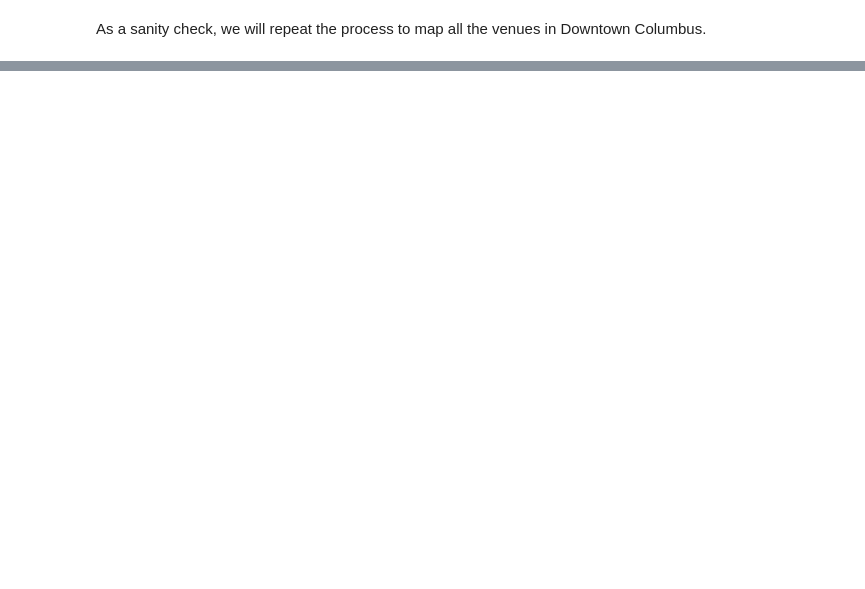
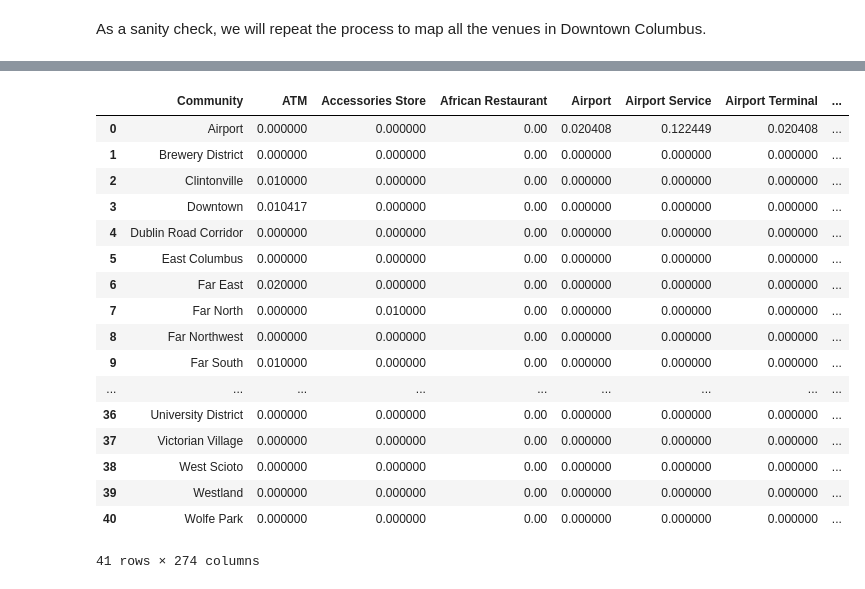
Before and after one commit to alexanderWhile/Coursera_Capstone, a Jupyter notebook: notebook.ipynb, the cells around one changed output, grey strips where cells are left out. Drawn from its saved outputs; the diff is of its cells as text; code cells hidden in the pictures; blank space fills up the shorter version.

Commit message:
Retrieved venues for neighborhoods in Columbus

```diff
--- a/notebook.ipynb
+++ b/notebook.ipynb
@@ -40,7 +40,7 @@ COLUMBUS_MAP = folium.Map(
     zoom_start = 10,
 )
 
-for lat, lng, label, radius in zip(COLUMBUS_COMMUNITIES.Latitude, COLUMBUS_COMMUNITIES.Longitude, COLUMBUS_COMMUNITIES.Community)
+for lat, lng, label in zip(COLUMBUS_COMMUNITIES.Latitude, COLUMBUS_COMMUNITIES.Longitude, COLUMBUS_COMMUNITIES.Community):
     folium.vector_layers.CircleMarker(
         [lat,lng],
         radius=5,
@@ -202,10 +202,10 @@ url = 'https://api.foursquare.com/v2/venues/explore?&client_id={}&client_secret=
     DOWNTOWN.loc[0,'Radius'],
     LIMIT)
 
-results = requests.get(url).json()
-
 DOWNTOWN_VENUES = results['response']['groups'][0]['items']
 DOWNTOWN_VENUES = json_normalize(DOWNTOWN_VENUES)
+
+print(DOWNTOWN_VENUES)
 
 DOWNTOWN_VENUES = DOWNTOWN_VENUES.loc[:,FILTERED_COLUMNS]
 
@@ -226,0 +286,7 @@ DOWNTOWN_MAP
+# %%
+COLUMBUS_VENUES = get_nearby_venues(
+    names = COLUMBUS_COMMUNITIES.Community,
+    latitudes = COLUMBUS_COMMUNITIES.Latitude,
+    longitudes = COLUMBUS_COMMUNITIES.Longitude,
+    radii = COLUMBUS_COMMUNITIES.Radius
+)
@@ -226,0 +354,10 @@ DOWNTOWN_MAP
+# %%
+COLUMBUS_ONEHOT = pd.get_dummies(COLUMBUS_VENUES[['Venue Category']],prefix="",prefix_sep="")
+
+COLUMBUS_ONEHOT['Community'] = COLUMBUS_VENUES['Community']
+
+cols = list(COLUMBUS_ONEHOT)
+cols.insert(0,cols.pop(cols.index('Community')))
+
+COLUMBUS_ONEHOT = COLUMBUS_ONEHOT.loc[:,cols]
+COLUMBUS_ONEHOT.head()
@@ -226,0 +372,23 @@ DOWNTOWN_MAP
+# %%
+COLUMBUS_GROUPED = COLUMBUS_ONEHOT.groupby('Community').mean().reset_index()
+
+COLUMBUS_GROUPED
+# %% [output]
+|  | Community | ATM | Accessories Store | African Restaurant | Airport | Airport Service | Airport Terminal | ... |
+| 0 | Airport | 0.000000 | 0.000000 | 0.00 | 0.020408 | 0.122449 | 0.020408 | ... |
+| 1 | Brewery District | 0.000000 | 0.000000 | 0.00 | 0.000000 | 0.000000 | 0.000000 | ... |
+| 2 | Clintonville | 0.010000 | 0.000000 | 0.00 | 0.000000 | 0.000000 | 0.000000 | ... |
+| 3 | Downtown | 0.010417 | 0.000000 | 0.00 | 0.000000 | 0.000000 | 0.000000 | ... |
+| 4 | Dublin Road Corridor | 0.000000 | 0.000000 | 0.00 | 0.000000 | 0.000000 | 0.000000 | ... |
+| 5 | East Columbus | 0.000000 | 0.000000 | 0.00 | 0.000000 | 0.000000 | 0.000000 | ... |
+| 6 | Far East | 0.020000 | 0.000000 | 0.00 | 0.000000 | 0.000000 | 0.000000 | ... |
+| 7 | Far North | 0.000000 | 0.010000 | 0.00 | 0.000000 | 0.000000 | 0.000000 | ... |
+| 8 | Far Northwest | 0.000000 | 0.000000 | 0.00 | 0.000000 | 0.000000 | 0.000000 | ... |
+| 9 | Far South | 0.010000 | 0.000000 | 0.00 | 0.000000 | 0.000000 | 0.000000 | ... |
+| ... | ... | ... | ... | ... | ... | ... | ... | ... |
+| 36 | University District | 0.000000 | 0.000000 | 0.00 | 0.000000 | 0.000000 | 0.000000 | ... |
+| 37 | Victorian Village | 0.000000 | 0.000000 | 0.00 | 0.000000 | 0.000000 | 0.000000 | ... |
+| 38 | West Scioto | 0.000000 | 0.000000 | 0.00 | 0.000000 | 0.000000 | 0.000000 | ... |
+| 39 | Westland | 0.000000 | 0.000000 | 0.00 | 0.000000 | 0.000000 | 0.000000 | ... |
+| 40 | Wolfe Park | 0.000000 | 0.000000 | 0.00 | 0.000000 | 0.000000 | 0.000000 | ... |
+41 rows × 274 columns
```
Also changed, not shown: parts of 10 cells of this notebook.
